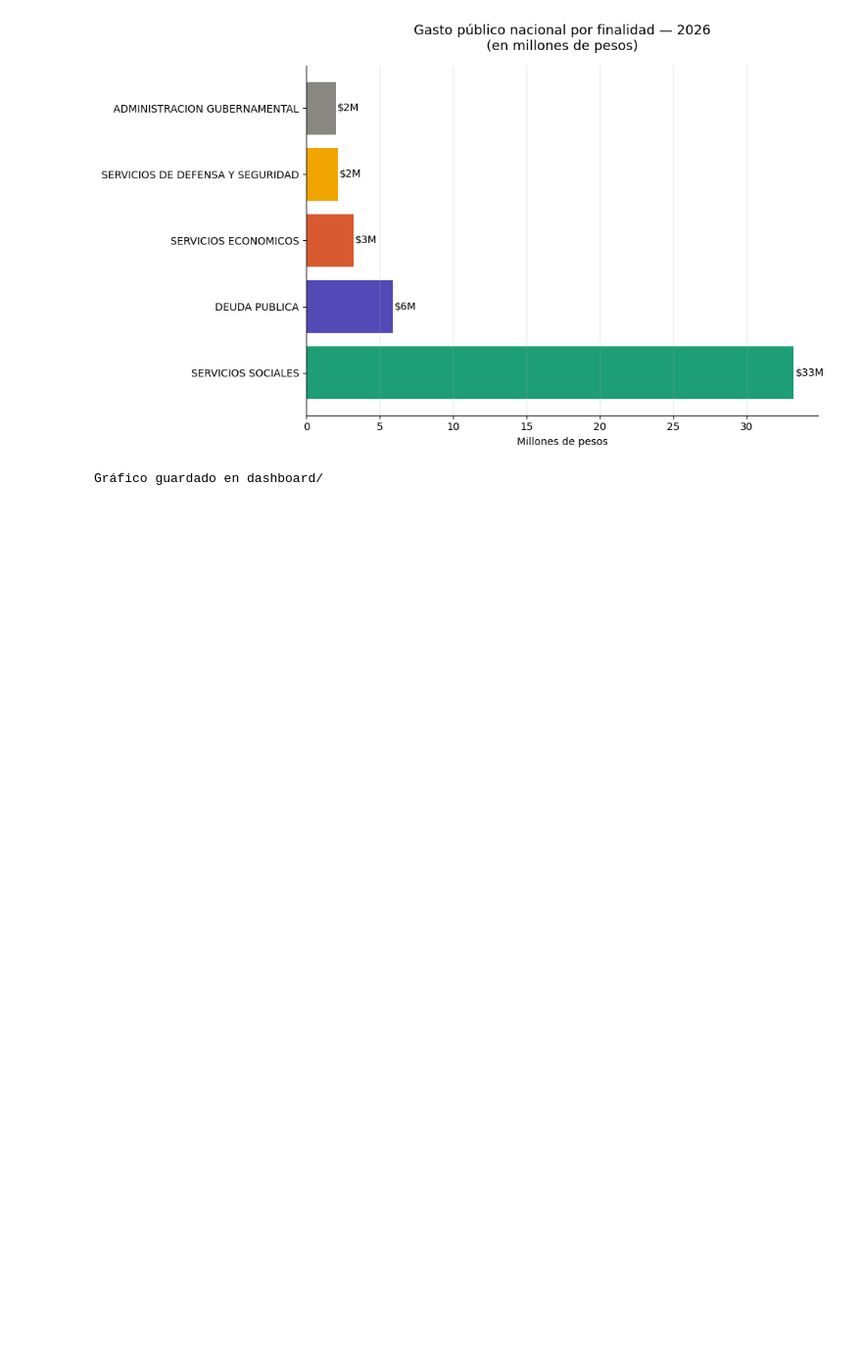
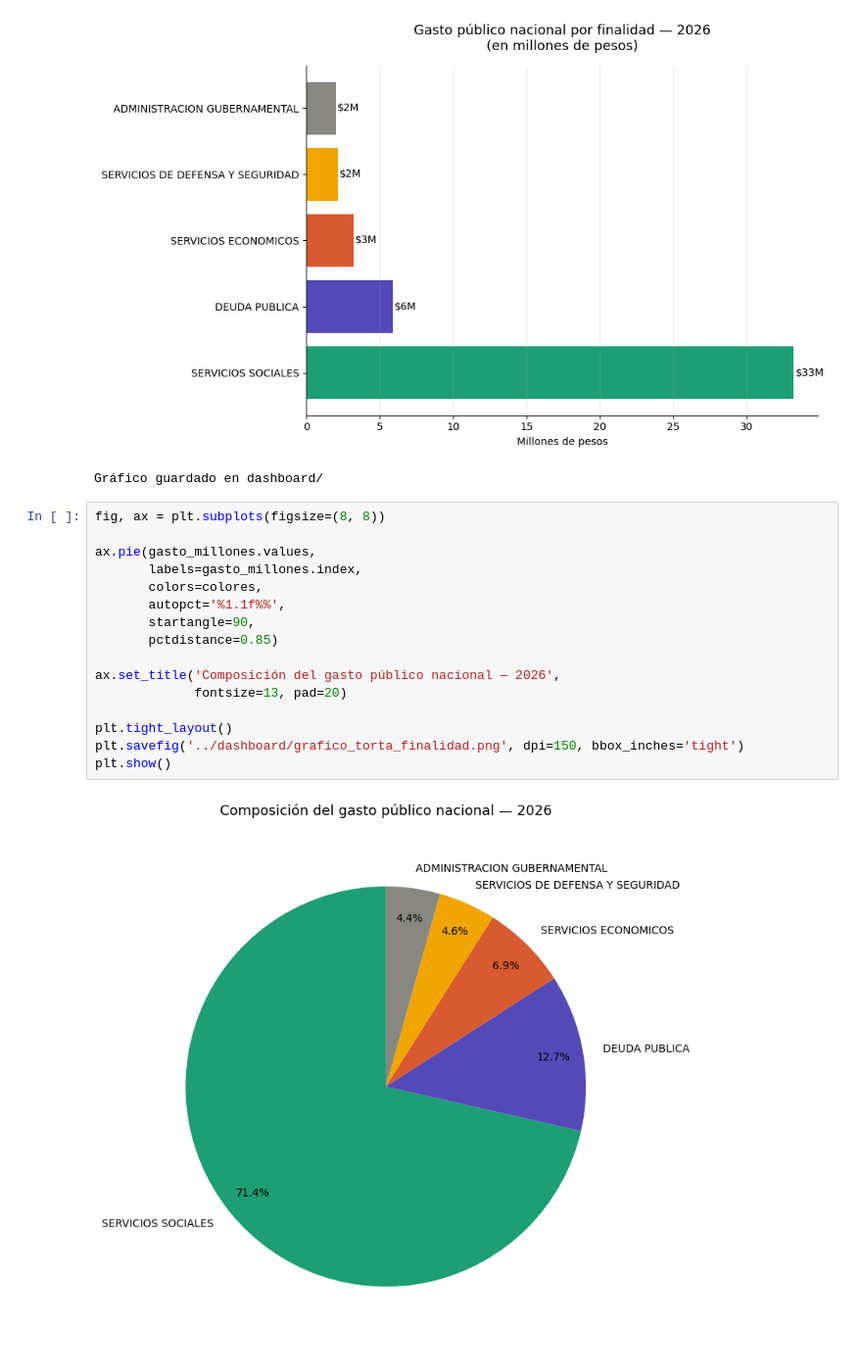
Before and after one commit to yaninard891/GastoPublico-LR, a Jupyter notebook: notebooks/01_gasto_publico_exploracion.ipynb, the cells around one changed output. Shown at 98% size. Saved outputs shown, nothing was run; the diff lists cells and outputs as text; blank space fills up the shorter version.

```diff
--- a/notebooks/01_gasto_publico_exploracion.ipynb
+++ b/notebooks/01_gasto_publico_exploracion.ipynb
@@ -156,3 +156,21 @@ print("Gráfico guardado en dashboard/")
 # %% [output]
 [figure]
 Gráfico guardado en dashboard/
+# %%
+fig, ax = plt.subplots(figsize=(8, 8))
+
+ax.pie(gasto_millones.values,
+       labels=gasto_millones.index,
+       colors=colores,
+       autopct='%1.1f%%',
+       startangle=90,
+       pctdistance=0.85)
+
+ax.set_title('Composición del gasto público nacional — 2026',
+             fontsize=13, pad=20)
+
+plt.tight_layout()
+plt.savefig('../dashboard/grafico_torta_finalidad.png', dpi=150, bbox_inches='tight')
+plt.show()
+# %% [output]
+[figure, added]
```
Also changed, not shown: 1 other file.
